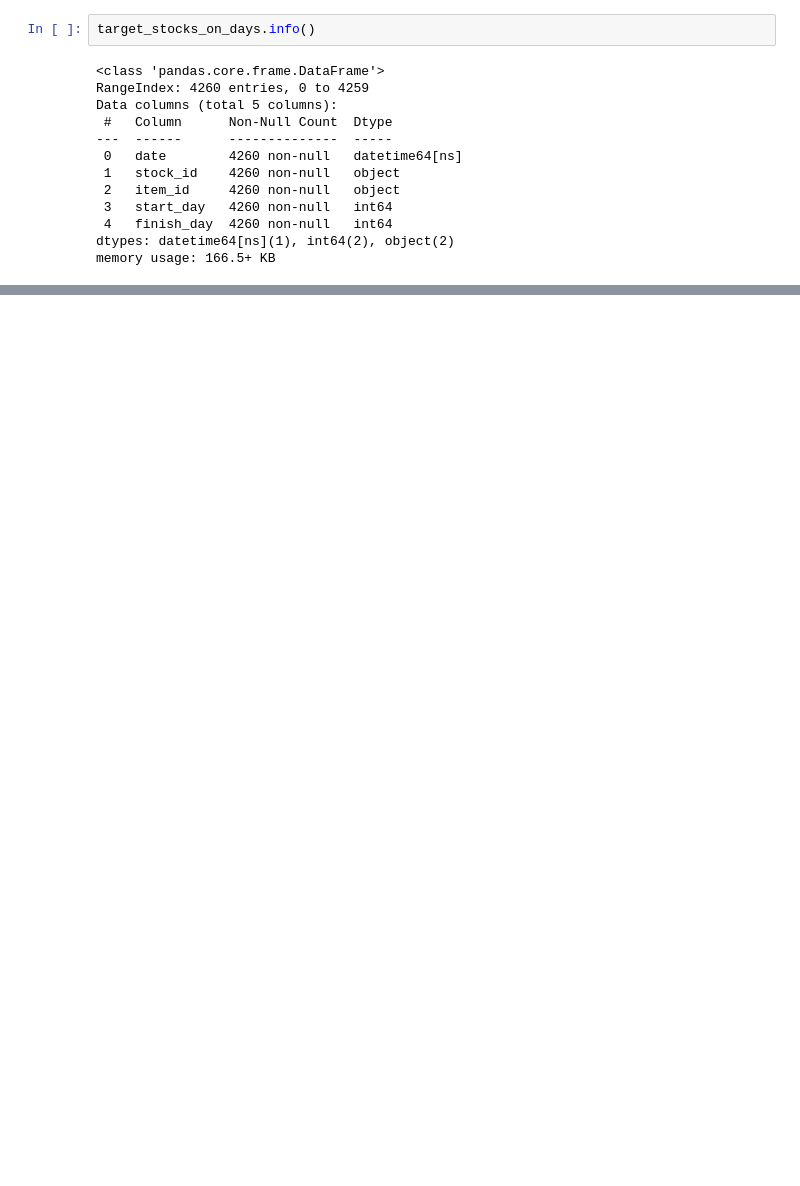
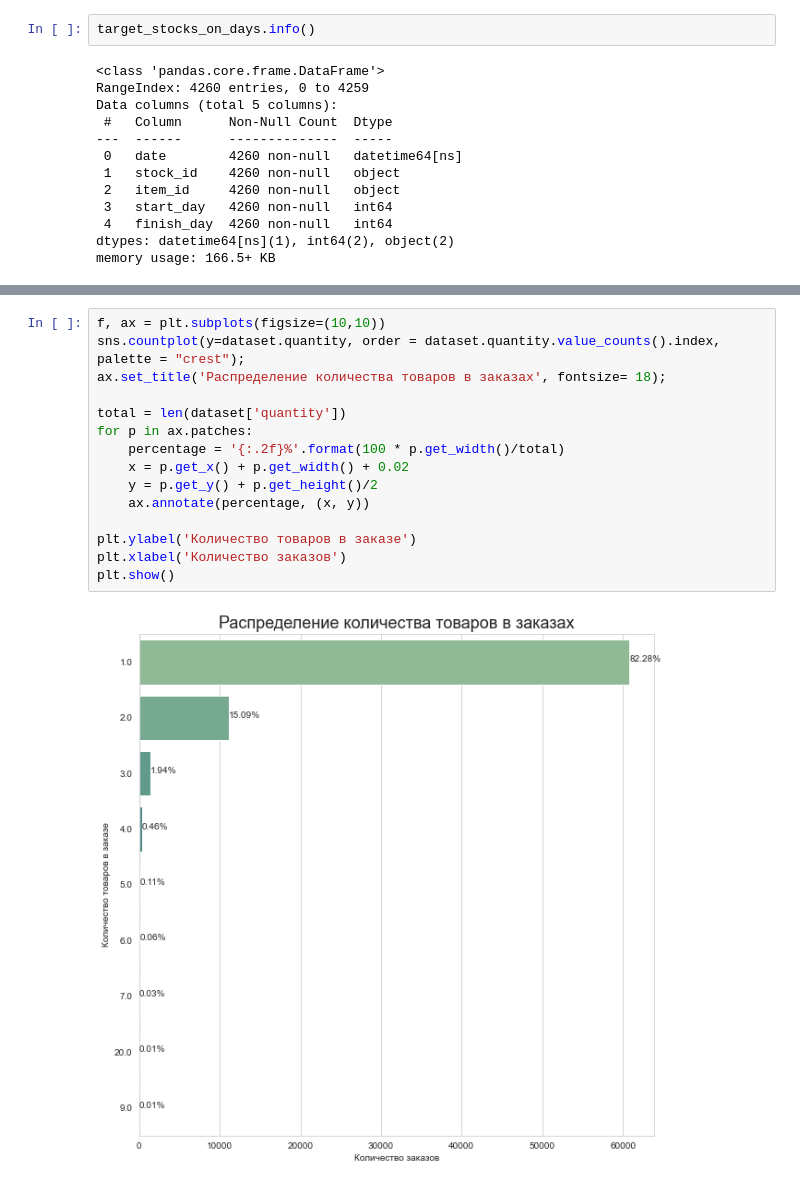
Before and after one commit to rttrif/TrifonovRS.Data_Analysiss_Portfolio.github.io, a Jupyter notebook: Machine Learning/Project 3 - Imprice/Solution_TrifonovRS.ipynb, the cells around one changed output, grey strips where cells are left out. Cells and saved outputs as stored; diff of their text form; blank space fills up the shorter version.

```diff
--- a/Machine Learning/Project 3 - Imprice/Solution_TrifonovRS.ipynb
+++ b/Machine Learning/Project 3 - Imprice/Solution_TrifonovRS.ipynb
@@ -746,0 +903,17 @@ memory usage: 166.5+ KB
+# %%
+f, ax = plt.subplots(figsize=(10,10))
+sns.countplot(y=dataset.quantity, order = dataset.quantity.value_counts().index, palette = "crest");
+ax.set_title('Распределение количества товаров в заказах', fontsize= 18);
+
+total = len(dataset['quantity'])
+for p in ax.patches:
+    percentage = '{:.2f}%'.format(100 * p.get_width()/total)
+    x = p.get_x() + p.get_width() + 0.02
+    y = p.get_y() + p.get_height()/2
+    ax.annotate(percentage, (x, y))
+
+plt.ylabel('Количество товаров в заказе')
+plt.xlabel('Количество заказов')
+plt.show()
+# %% [output]
+[figure, added]
```
Also changed, not shown: parts of 156 cells of this notebook, 1 other file.
